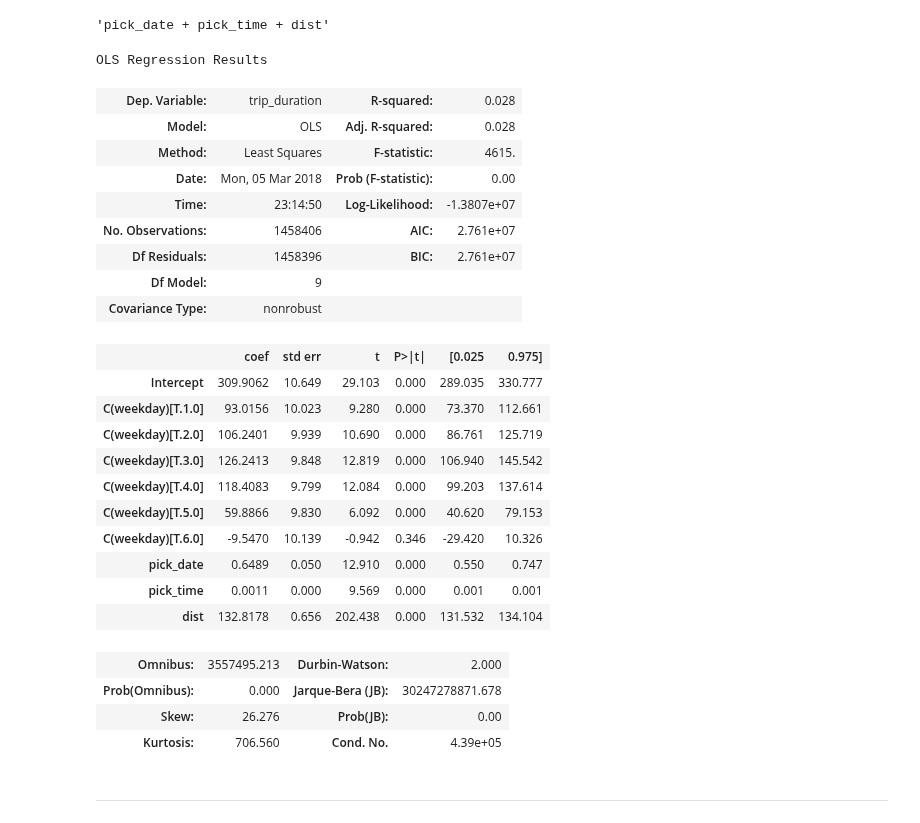
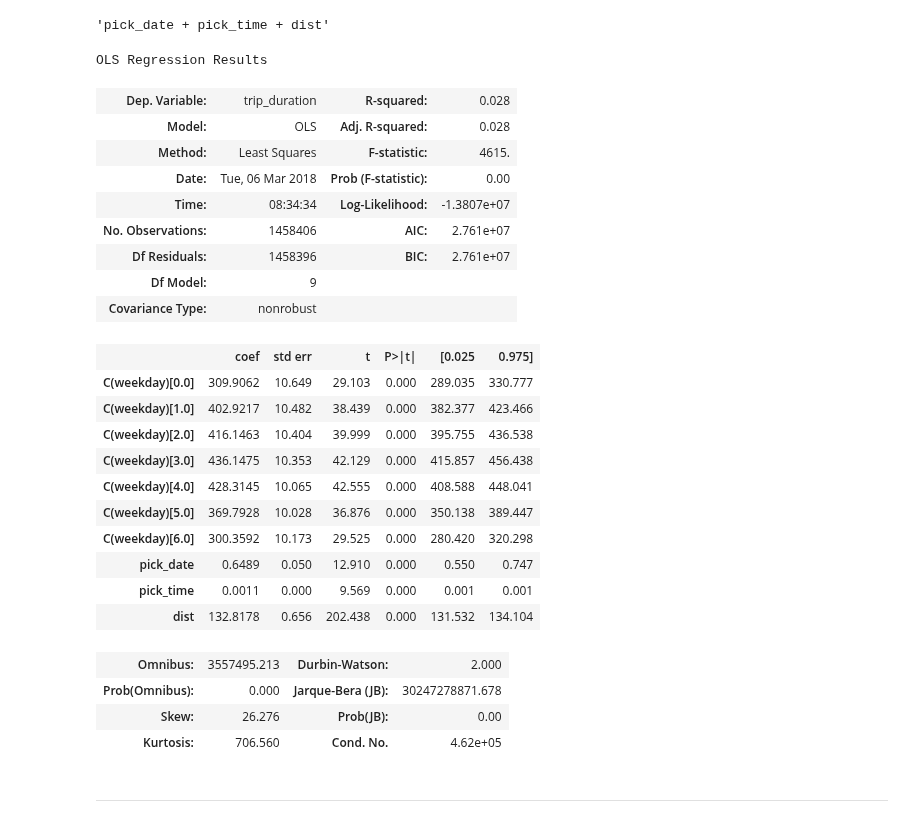
Before and after one commit to Moons08/dss-project-taxi, a Jupyter notebook: Mk/regression_test.ipynb, the cells around one changed output. Cells and saved outputs as stored; diff of their text form; code cells hidden in the pictures.

```diff
--- a/Mk/regression_test.ipynb
+++ b/Mk/regression_test.ipynb
@@ -182,35 +182,35 @@ features
 'pick_date + pick_time + dist'
 # %%
 # weekday를 카테고리 형태로 입력
-model =  sm.OLS.from_formula("trip_duration ~ C(weekday) + {}".format(features), data=test)
+model =  sm.OLS.from_formula("trip_duration ~ C(weekday) + {} + 0".format(features), data=test)
 result = model.fit()
 result.summary()
 # %% [output]
 OLS Regression Results
 | Dep. Variable: | trip_duration | R-squared: | 0.028 |
 | Model: | OLS | Adj. R-squared: | 0.028 |
 | Method: | Least Squares | F-statistic: | 4615. |
-| Date: | Mon, 05 Mar 2018 | Prob (F-statistic): | 0.00 |
-| Time: | 23:14:50 | Log-Likelihood: | -1.3807e+07 |
+| Date: | Tue, 06 Mar 2018 | Prob (F-statistic): | 0.00 |
+| Time: | 08:34:34 | Log-Likelihood: | -1.3807e+07 |
 | No. Observations: | 1458406 | AIC: | 2.761e+07 |
 | Df Residuals: | 1458396 | BIC: | 2.761e+07 |
 | Df Model: | 9 |  |  |
 | Covariance Type: | nonrobust |  |  |
 |  | coef | std err | t | P>|t| | [0.025 | 0.975] |
-| Intercept | 309.9062 | 10.649 | 29.103 | 0.000 | 289.035 | 330.777 |
-| C(weekday)[T.1.0] | 93.0156 | 10.023 | 9.280 | 0.000 | 73.370 | 112.661 |
-| C(weekday)[T.2.0] | 106.2401 | 9.939 | 10.690 | 0.000 | 86.761 | 125.719 |
-| C(weekday)[T.3.0] | 126.2413 | 9.848 | 12.819 | 0.000 | 106.940 | 145.542 |
-| C(weekday)[T.4.0] | 118.4083 | 9.799 | 12.084 | 0.000 | 99.203 | 137.614 |
-| C(weekday)[T.5.0] | 59.8866 | 9.830 | 6.092 | 0.000 | 40.620 | 79.153 |
-| C(weekday)[T.6.0] | -9.5470 | 10.139 | -0.942 | 0.346 | -29.420 | 10.326 |
+| C(weekday)[0.0] | 309.9062 | 10.649 | 29.103 | 0.000 | 289.035 | 330.777 |
+| C(weekday)[1.0] | 402.9217 | 10.482 | 38.439 | 0.000 | 382.377 | 423.466 |
+| C(weekday)[2.0] | 416.1463 | 10.404 | 39.999 | 0.000 | 395.755 | 436.538 |
+| C(weekday)[3.0] | 436.1475 | 10.353 | 42.129 | 0.000 | 415.857 | 456.438 |
+| C(weekday)[4.0] | 428.3145 | 10.065 | 42.555 | 0.000 | 408.588 | 448.041 |
+| C(weekday)[5.0] | 369.7928 | 10.028 | 36.876 | 0.000 | 350.138 | 389.447 |
+| C(weekday)[6.0] | 300.3592 | 10.173 | 29.525 | 0.000 | 280.420 | 320.298 |
 | pick_date | 0.6489 | 0.050 | 12.910 | 0.000 | 0.550 | 0.747 |
 | pick_time | 0.0011 | 0.000 | 9.569 | 0.000 | 0.001 | 0.001 |
 | dist | 132.8178 | 0.656 | 202.438 | 0.000 | 131.532 | 134.104 |
 | Omnibus: | 3557495.213 | Durbin-Watson: | 2.000 |
 | Prob(Omnibus): | 0.000 | Jarque-Bera (JB): | 30247278871.678 |
 | Skew: | 26.276 | Prob(JB): | 0.00 |
-| Kurtosis: | 706.560 | Cond. No. | 4.39e+05 |
+| Kurtosis: | 706.560 | Cond. No. | 4.62e+05 |
 # %% [markdown]
 ---
 # %% [markdown]
```
Also changed, not shown: parts of 4 cells of this notebook.
